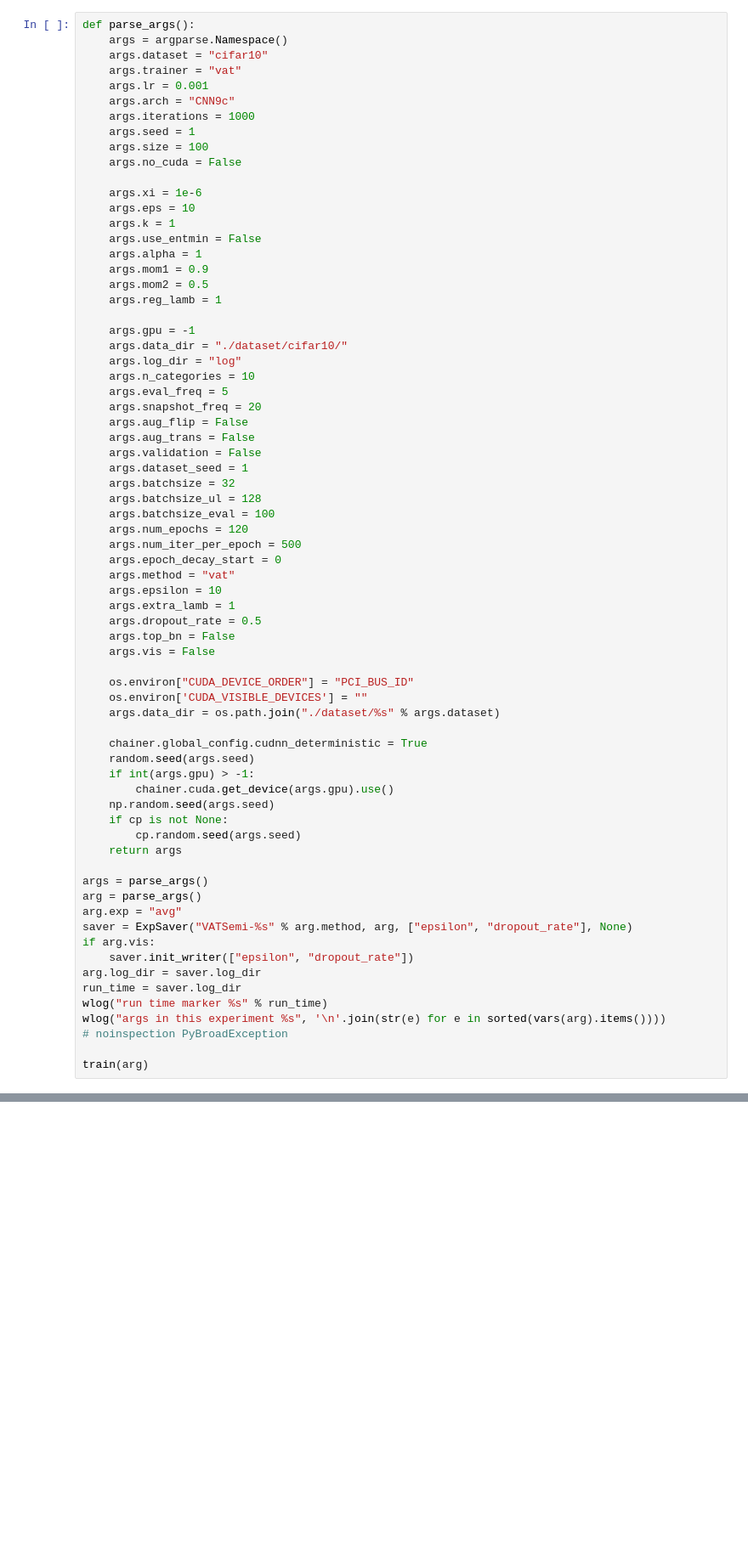
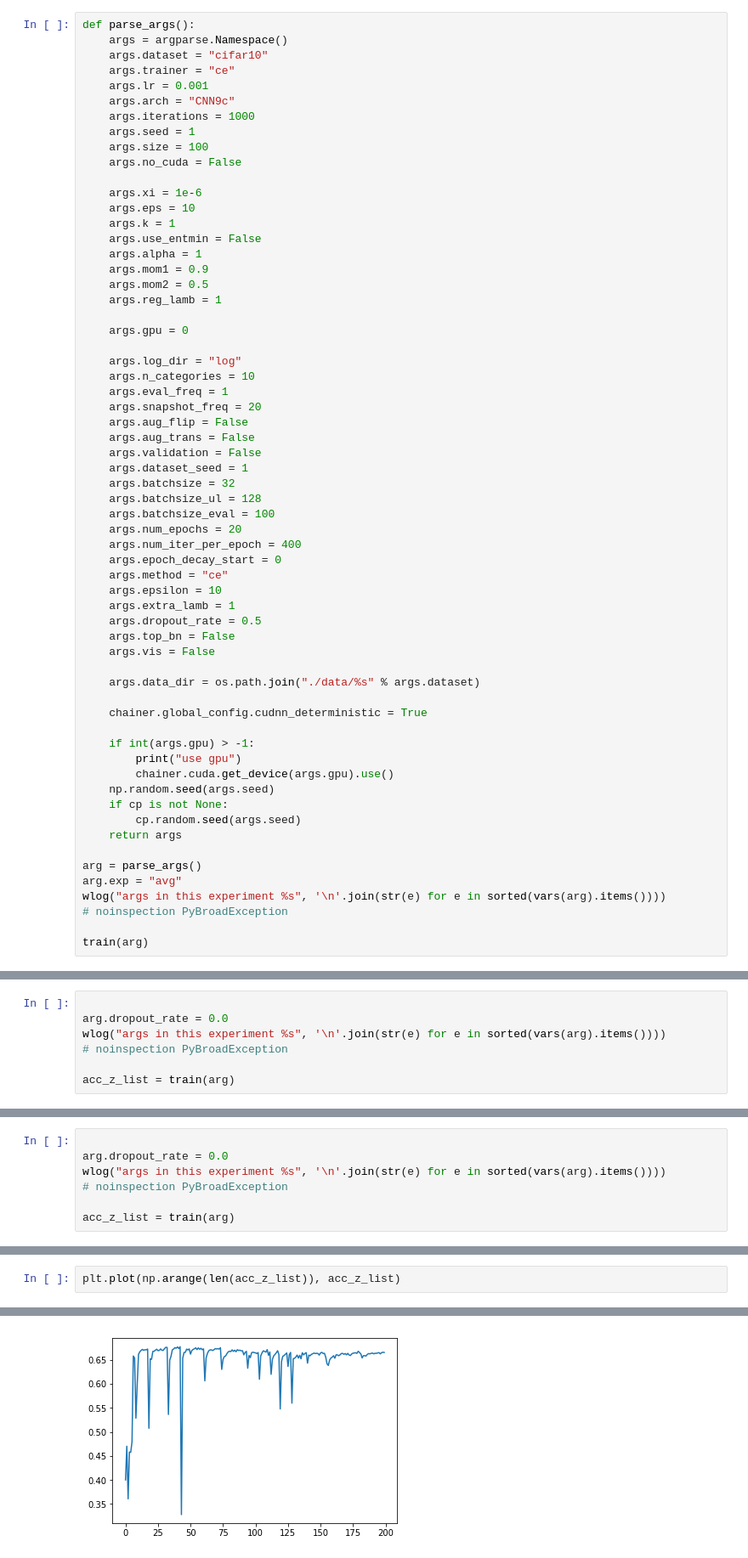
Before and after one commit to sndnyang/DeepLearningCMP, a Jupyter notebook: chainer_vat_cifar10.ipynb, the cells around one changed output, grey strips where cells are left out. Shown: that part at 85% size. Cells and saved outputs as stored; diff of their text form; blank space fills up the shorter version.

Commit message:
vat cifar10

```diff
--- a/chainer_vat_cifar10.ipynb
+++ b/chainer_vat_cifar10.ipynb
@@ -123,7 +380,7 @@ def train(args):
 def parse_args():
     args = argparse.Namespace()
     args.dataset = "cifar10"
-    args.trainer = "vat"
+    args.trainer = "ce"
     args.lr = 0.001
     args.arch = "CNN9c"
     args.iterations = 1000
@@ -140,11 +397,11 @@ def parse_args():
     args.mom2 = 0.5
     args.reg_lamb = 1
 
-    args.gpu = -1
-    args.data_dir = "./dataset/cifar10/"
+    args.gpu = 0
+
     args.log_dir = "log"
     args.n_categories = 10
-    args.eval_freq = 5
+    args.eval_freq = 1
     args.snapshot_freq = 20
     args.aug_flip = False
     args.aug_trans = False
@@ -153,38 +410,30 @@ def parse_args():
     args.batchsize = 32
     args.batchsize_ul = 128
     args.batchsize_eval = 100
-    args.num_epochs = 120
-    args.num_iter_per_epoch = 500
+    args.num_epochs = 20
+    args.num_iter_per_epoch = 400
     args.epoch_decay_start = 0
-    args.method = "vat"
+    args.method = "ce"
     args.epsilon = 10
     args.extra_lamb = 1
     args.dropout_rate = 0.5
     args.top_bn = False
     args.vis = False
 
-    os.environ["CUDA_DEVICE_ORDER"] = "PCI_BUS_ID"
-    os.environ['CUDA_VISIBLE_DEVICES'] = ""
-    args.data_dir = os.path.join("./dataset/%s" % args.dataset)
+    args.data_dir = os.path.join("./data/%s" % args.dataset)
 
     chainer.global_config.cudnn_deterministic = True
-    random.seed(args.seed)
+
     if int(args.gpu) > -1:
+        print("use gpu")
         chainer.cuda.get_device(args.gpu).use()
     np.random.seed(args.seed)
     if cp is not None:
         cp.random.seed(args.seed)
     return args
 
-args = parse_args()
 arg = parse_args()
 arg.exp = "avg"
-saver = ExpSaver("VATSemi-%s" % arg.method, arg, ["epsilon", "dropout_rate"], None)
-if arg.vis:
-    saver.init_writer(["epsilon", "dropout_rate"])
-arg.log_dir = saver.log_dir
-run_time = saver.log_dir
-wlog("run time marker %s" % run_time)
 wlog("args in this experiment %s", '\n'.join(str(e) for e in sorted(vars(arg).items())))
 # noinspection PyBroadException
 
@@ -227,0 +742,7 @@ KeyboardInterrupt:
+# %%
+
+arg.dropout_rate = 0.0
+wlog("args in this experiment %s", '\n'.join(str(e) for e in sorted(vars(arg).items())))
+# noinspection PyBroadException
+
+acc_z_list = train(arg)
@@ -227,0 +789,7 @@ KeyboardInterrupt:
+# %%
+
+arg.dropout_rate = 0.0
+wlog("args in this experiment %s", '\n'.join(str(e) for e in sorted(vars(arg).items())))
+# noinspection PyBroadException
+
+acc_z_list = train(arg)
@@ -227,0 +832,3 @@ KeyboardInterrupt:
+# %%
+plt.plot(np.arange(len(acc_z_list)), acc_z_list)
+# %% [output]
@@ -227,0 +836 @@ KeyboardInterrupt:
+[figure, added]
```
Also changed, not shown: parts of 25 cells of this notebook, 3 other files.
